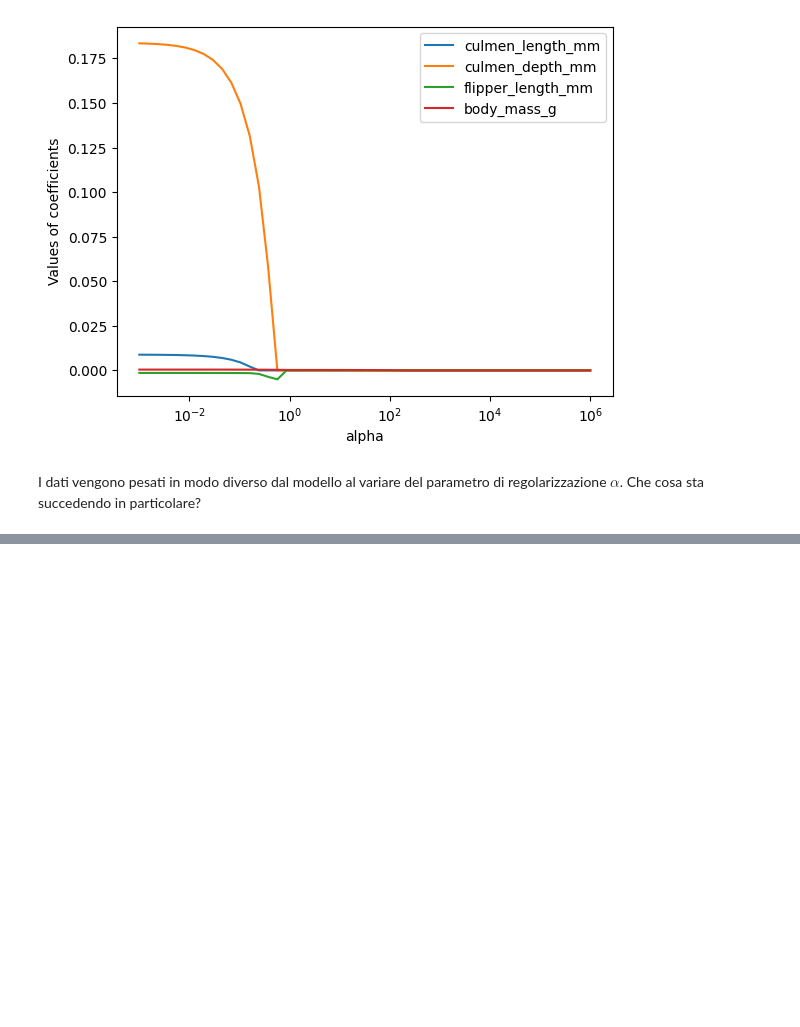
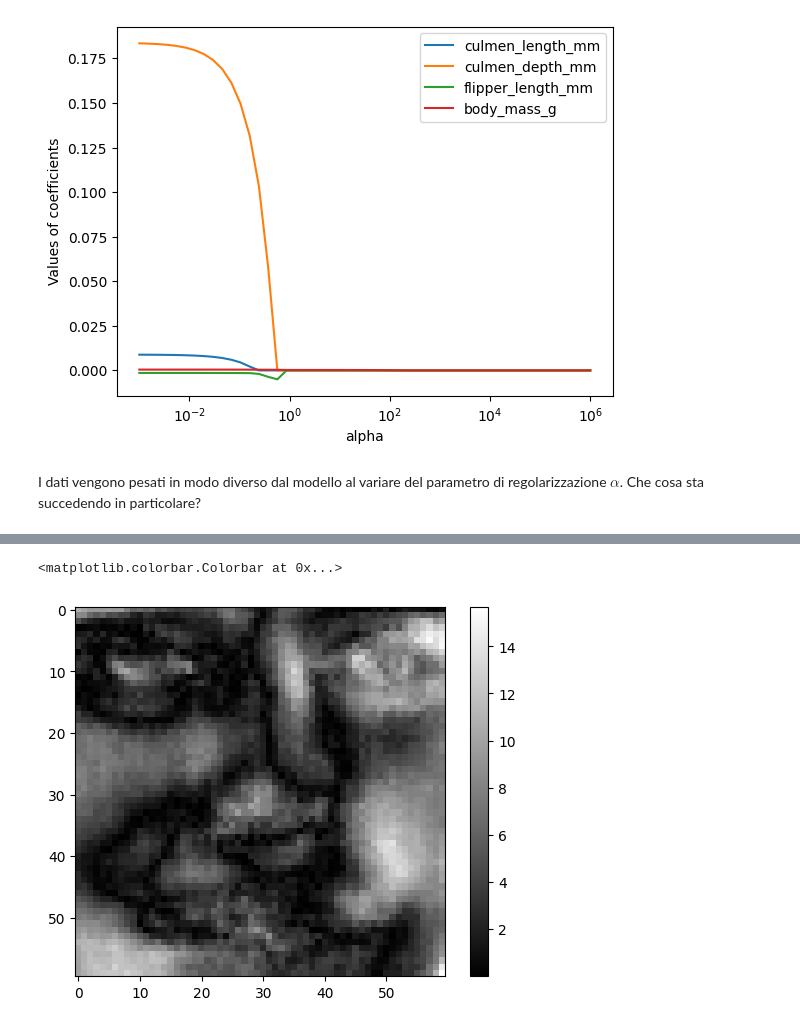
Before and after one commit to zangobot/BusinessAnalytics_TeachingMaterial, a Jupyter notebook: Esercitazione 4 - Lasso e Perceptrone.ipynb, the cells around one changed output, grey strips where cells are left out. Cells and saved outputs as stored; diff of their text form; code cells hidden in the pictures; blank space fills up the shorter version.

```diff
--- a/Esercitazione 4 - Lasso e Perceptrone.ipynb
+++ b/Esercitazione 4 - Lasso e Perceptrone.ipynb
@@ -73,0 +142,8 @@ plt.legend()
+# %%
+perceptron = Perceptron()
+perceptron.fit(Xf, Yf)
+plt.imshow(np.abs(perceptron.coef_).reshape(60,60), cmap='gray')
+plt.colorbar()
+# %% [output]
+<matplotlib.colorbar.Colorbar at 0x...>
+[figure, added]
```
Also changed, not shown: parts of 8 cells of this notebook, 2 other files.
